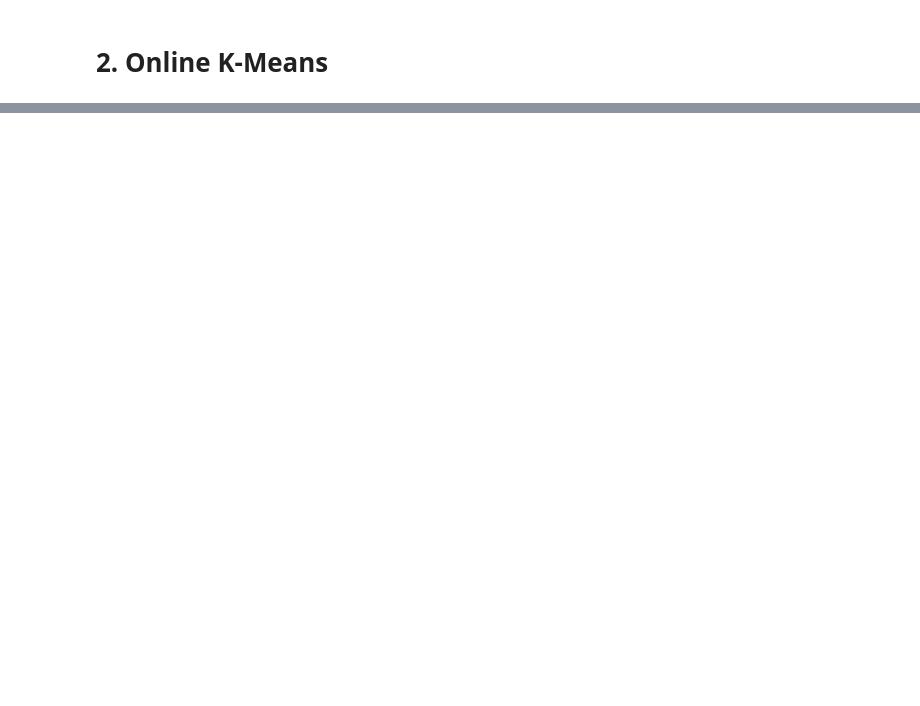
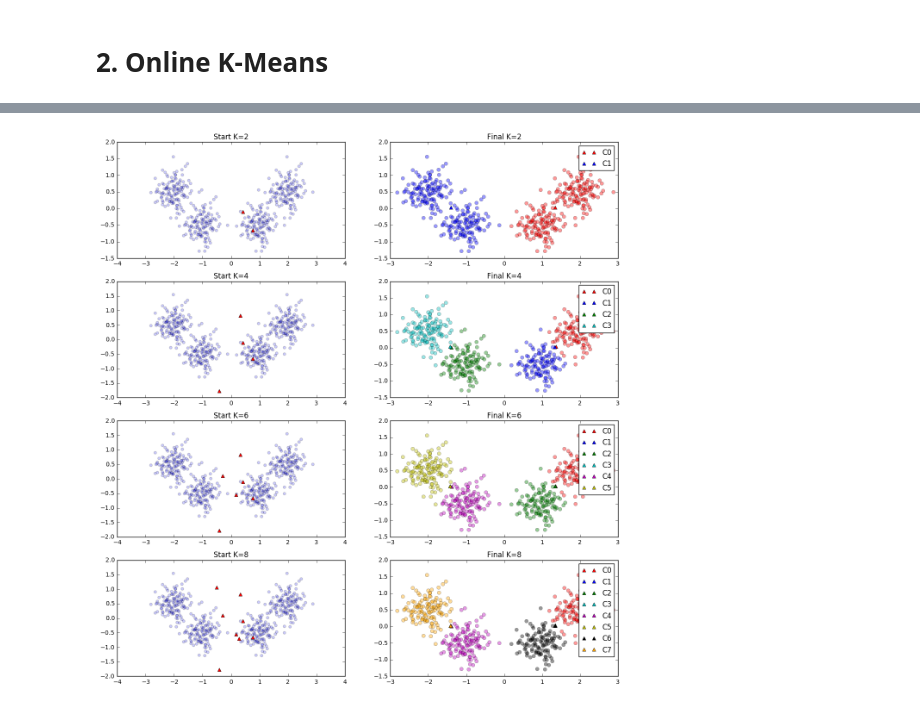
Before and after one commit to p16i/course-machine-intelligence-2, a Jupyter notebook: w9-kmeans/k-means.ipynb, the cells around one changed output, grey strips where cells are left out. Cells and saved outputs as stored; diff of their text form; code cells hidden in the pictures; blank space fills up the shorter version.

```diff
--- a/w9-kmeans/k-means.ipynb
+++ b/w9-kmeans/k-means.ipynb
@@ -181,0 +290,18 @@ online_kmean(k=4)
+# %%
+K = [2,4,6,8]
+# %%
+count = 1
+plt.figure(figsize=(15,16))
+for k in K:
+    cc,mq = soft_kmeans(k=k)
+    plt.subplot(4,2,count)
+    plot_start(k)
+    plt.title('Start K=%d' % k)
+    count +=1
+
+    plt.subplot(4,2,count)
+    plot_points_cluster_color(cc, mq)
+    plt.title('Final K=%d' % k)
+    count +=1
+# %% [output]
+[figure, added]
```
Also changed, not shown: parts of 15 cells of this notebook.
